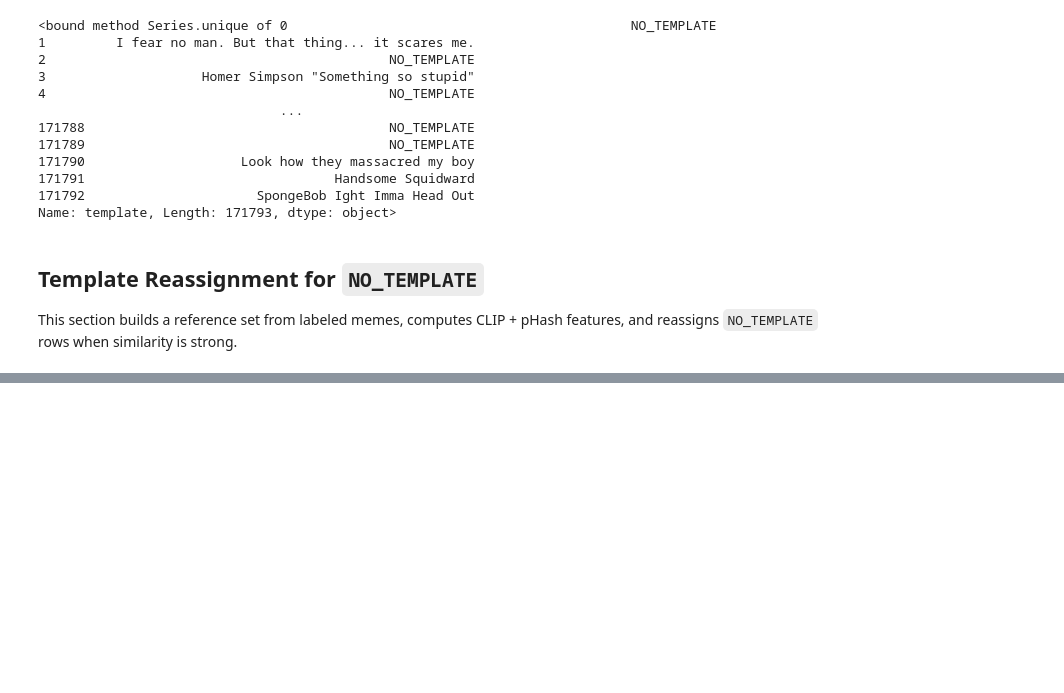
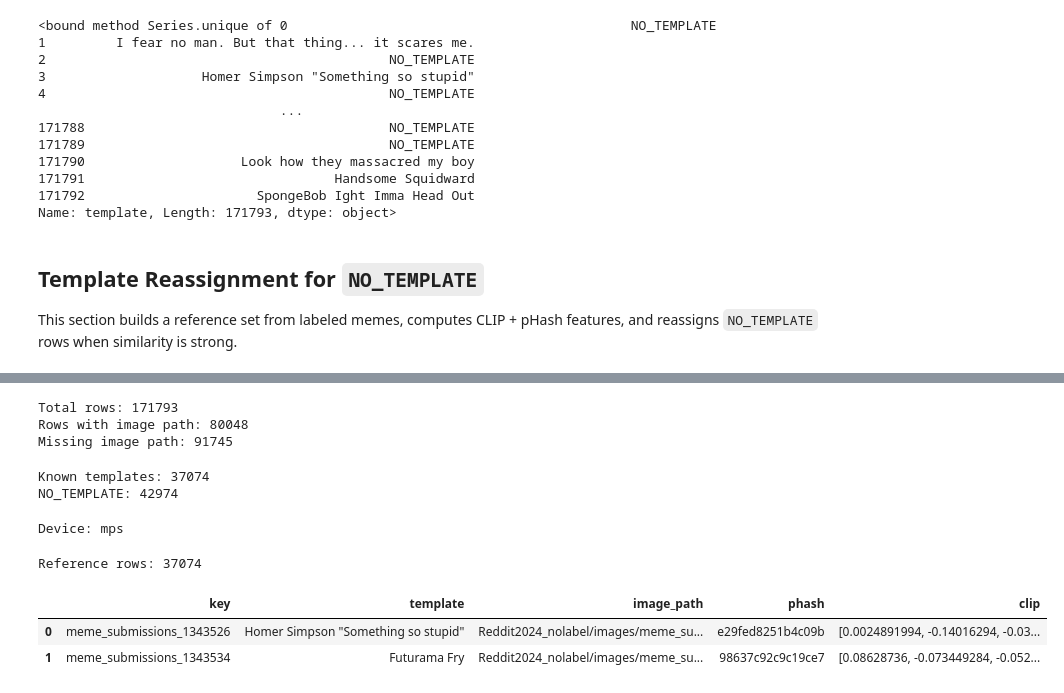
Before and after one commit to huysuy05/To_Meme_Or_Not_To_Meme, a Jupyter notebook: meme_clusters.ipynb, the cells around one changed output, grey strips where cells are left out. Cells and saved outputs as stored; diff of their text form; code cells hidden in the pictures; blank space fills up the shorter version.

```diff
--- a/meme_clusters.ipynb
+++ b/meme_clusters.ipynb
@@ -152,0 +268,39 @@ This section builds a reference set from labeled memes, computes CLIP + pHash fe
+# %%
+exts = '.jpg'
+stem_to_path = {
+    p.stem.strip(): p
+    for p in IMAGE_DIR.iterdir()
+    if p.is_file() and p.suffix.lower() == exts
+}
+
+work_df = meme_data_df.copy()
+work_df[KEY_COL] = work_df[KEY_COL].astype(str).str.strip()
+work_df["image_path"] = work_df[KEY_COL].map(stem_to_path)
+
+print("Total rows:", len(work_df))
+print("Rows with image path:", work_df["image_path"].notna().sum())
+print("Missing image path:", work_df["image_path"].isna().sum())
+# %% [output]
+Total rows: 171793
+Rows with image path: 80048
+Missing image path: 91745
+# %%
+valid_df = work_df[work_df["image_path"].notna()].copy()
+
+known_df = valid_df[valid_df[LABEL_COL] != NO_TEMPLATE].copy()
+unknown_df = valid_df[valid_df[LABEL_COL] == NO_TEMPLATE].copy()
+
+print("Known templates:", len(known_df))
+print("NO_TEMPLATE:", len(unknown_df))
+# %% [output]
+Known templates: 37074
+NO_TEMPLATE: 42974
+# %%
+device = "mps" if torch.mps.is_available() else "cpu"
+model, _, preprocess = open_clip.create_model_and_transforms(
+    "ViT-B-32", pretrained="laion2b_s34b_b79k"
+)
+model = model.to(device).eval()
+print("Device:", device)
+# %% [output]
+Device: mps
@@ -152,0 +317,23 @@ This section builds a reference set from labeled memes, computes CLIP + pHash fe
+# %%
+ref_rows = []
+for r in tqdm(known_df.itertuples(index=False), total=len(known_df), desc="Building reference"):
+    try:
+        p = Path(r.image_path)
+        ref_rows.append({
+            KEY_COL: getattr(r, KEY_COL),
+            LABEL_COL: getattr(r, LABEL_COL),
+            "image_path": p,
+            "phash": phash_val(p),
+            "clip": clip_embed(p),
+        })
+    except Exception:
+        continue
+
+reference_df = pd.DataFrame(ref_rows)
+print("Reference rows:", len(reference_df))
+reference_df.head(2)
+# %% [output]
+Reference rows: 37074
+|  | key | template | image_path | phash | clip |
+| 0 | meme_submissions_1343526 | Homer Simpson "Something so stupid" | Reddit2024_nolabel/images/meme_su... | e29fed8251b4c09b | [0.0024891994, -0.14016294, -0.03... |
+| 1 | meme_submissions_1343534 | Futurama Fry | Reddit2024_nolabel/images/meme_su... | 98637c92c9c19ce7 | [0.08628736, -0.073449284, -0.052... |
```
Also changed, not shown: parts of 8 cells of this notebook.
